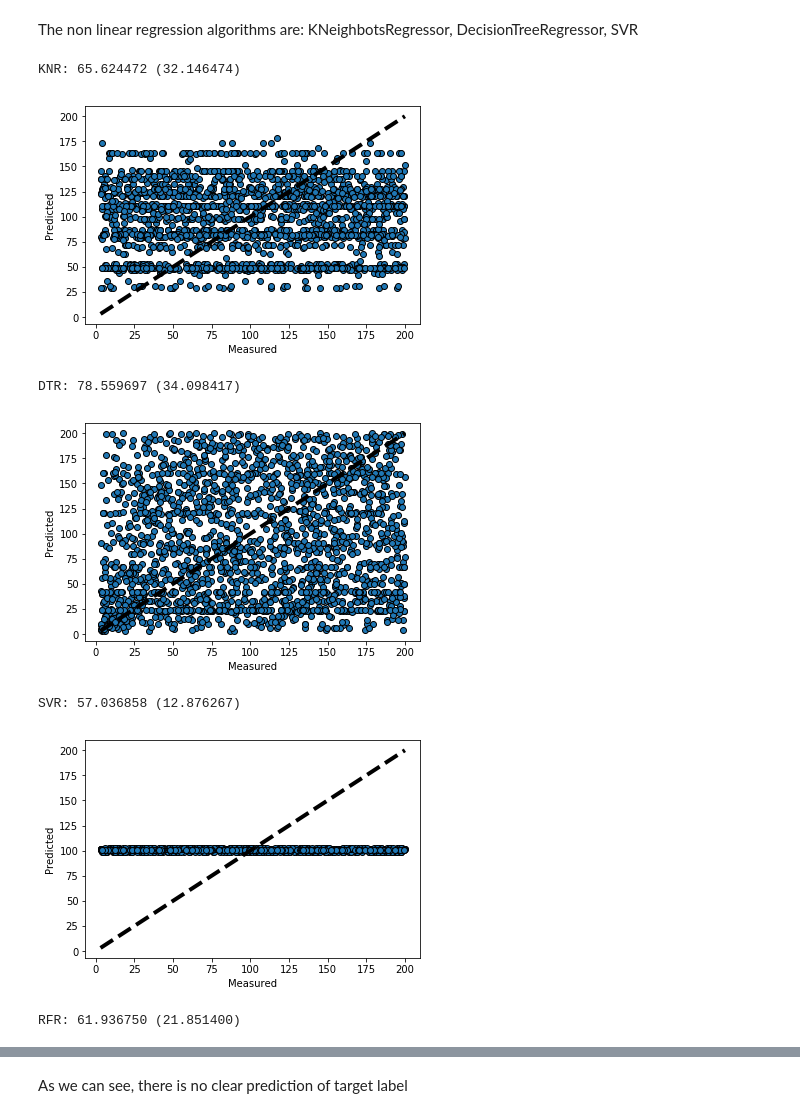
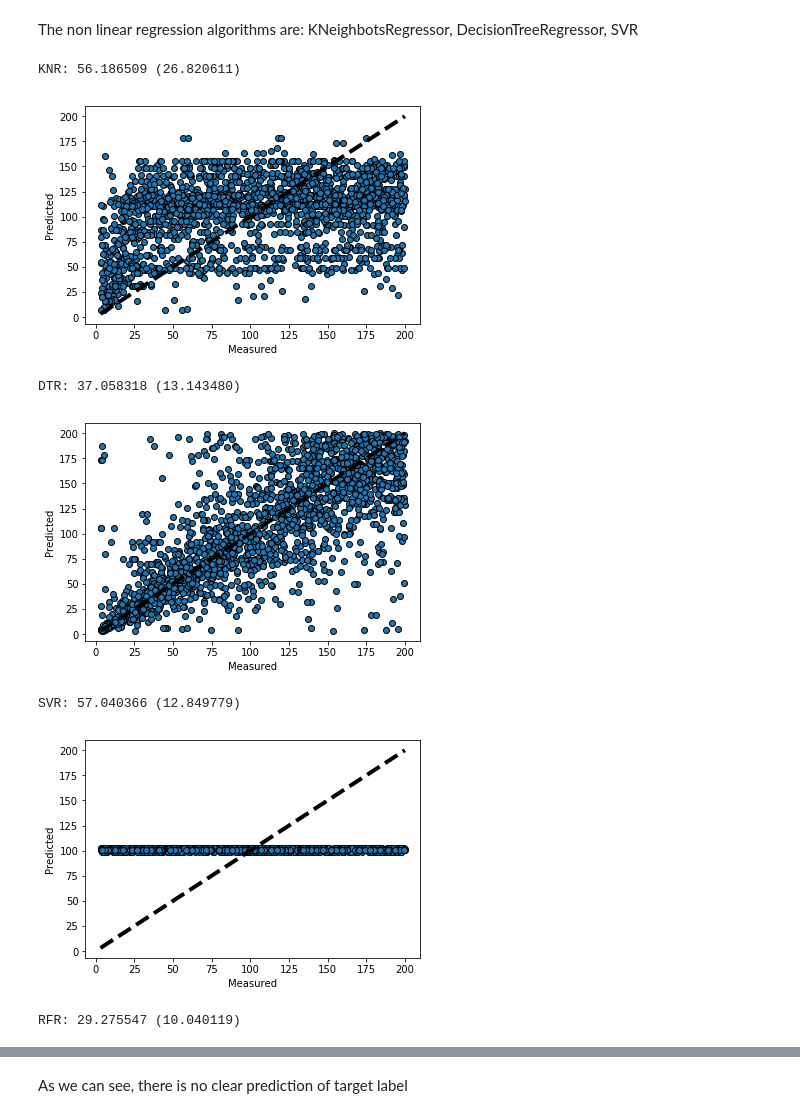
Before and after one commit to Tommaso93/MuonPOGAnalysisTemplate, a Jupyter notebook: Jupyter_Notebooks_miscellaneous/2-csv_regression.ipynb, the cells around one changed output, grey strips where cells are left out. Cells and saved outputs as stored; diff of their text form; code cells hidden in the pictures.

```diff
--- a/Jupyter_Notebooks_miscellaneous/2-csv_regression.ipynb
+++ b/Jupyter_Notebooks_miscellaneous/2-csv_regression.ipynb
@@ -28,7 +28,7 @@ from sklearn.model_selection import train_test_split
 # %% [markdown]
 Load the csv into a pandas dataframe
 # %%
-filename = '../MuonPOGAnalysisTemplate/output/bxcut_org2.csv'
+filename = '../MuonPOGAnalysisTemplate/output/bxcut_org.csv'
 dataframe = read_csv(filename)
 array = dataframe.values
 dataframe
@@ -76,7 +76,7 @@ del ax
 The other option is to use a Kfold for cross_validation
 # %%
 #load dataset
-filename = '../MuonPOGAnalysisTemplate/output/bxcut_org2.csv'
+filename = '../MuonPOGAnalysisTemplate/output/bxcut_org.csv'
 dataframe = read_csv(filename)
 array = dataframe.values
 dataframe
@@ -138,7 +138,7 @@ from sklearn.svm import SVR
 from sklearn.ensemble import RandomForestRegressor
 # %%
 #load dataset
-filename = '../MuonPOGAnalysisTemplate/output/bxcut_org2.csv'
+filename = '../MuonPOGAnalysisTemplate/output/bxcut_org.csv'
 dataframe = read_csv(filename)
 array = dataframe.values
 dataframe
@@ -154,37 +154,37 @@ models.append(( 'RFR' , RandomForestRegressor()))
 
 #evaluate each model in turn
 results = []
 names = []
 scoring = 'neg_mean_squared_error'
 for name,model in models:
     kfold = KFold(n_splits=10, random_state=7)
     cv_results = cross_val_score(model, X, Y, cv=kfold, scoring=scoring)
     results.append(cv_results)
     names.append(name)
     rmse = np.sqrt((-1)*cv_results.mean())
     msg = "%s: %f (%f)" % (name, rmse, np.sqrt(cv_results.std()))
     print(msg)
     predicted = cross_val_predict(model, X, Y, cv=kfold)
     fig, ax = plt.subplots()
     ax.scatter(Y, predicted, edgecolors=(0, 0, 0))
     ax.plot([Y.min(), Y.max()], [Y.min(), Y.max()], 'k--', lw=4)
     ax.set_xlabel('Measured')
     ax.set_ylabel('Predicted')
     plt.show()
     del ax
 
     # boxplot algorithm comparison
 fig = plt.figure()
 fig.suptitle('Algorithm Comparison')
 ax = fig.add_subplot(111)
 plt.boxplot(results)
 ax.set_xticklabels(names)
 plt.show()
 # %% [output]
-KNR: 65.624472 (32.146474)
+KNR: 56.186509 (26.820611)
-[figure, old version]
+[figure, new version]
-DTR: 78.559697 (34.098417)
+DTR: 37.058318 (13.143480)
-[figure, old version]
+[figure, new version]
-SVR: 57.036858 (12.876267)
+SVR: 57.040366 (12.849779)
 [figure]
-RFR: 61.936750 (21.851400)
+RFR: 29.275547 (10.040119)
```
Also changed, not shown: parts of 7 cells of this notebook.
